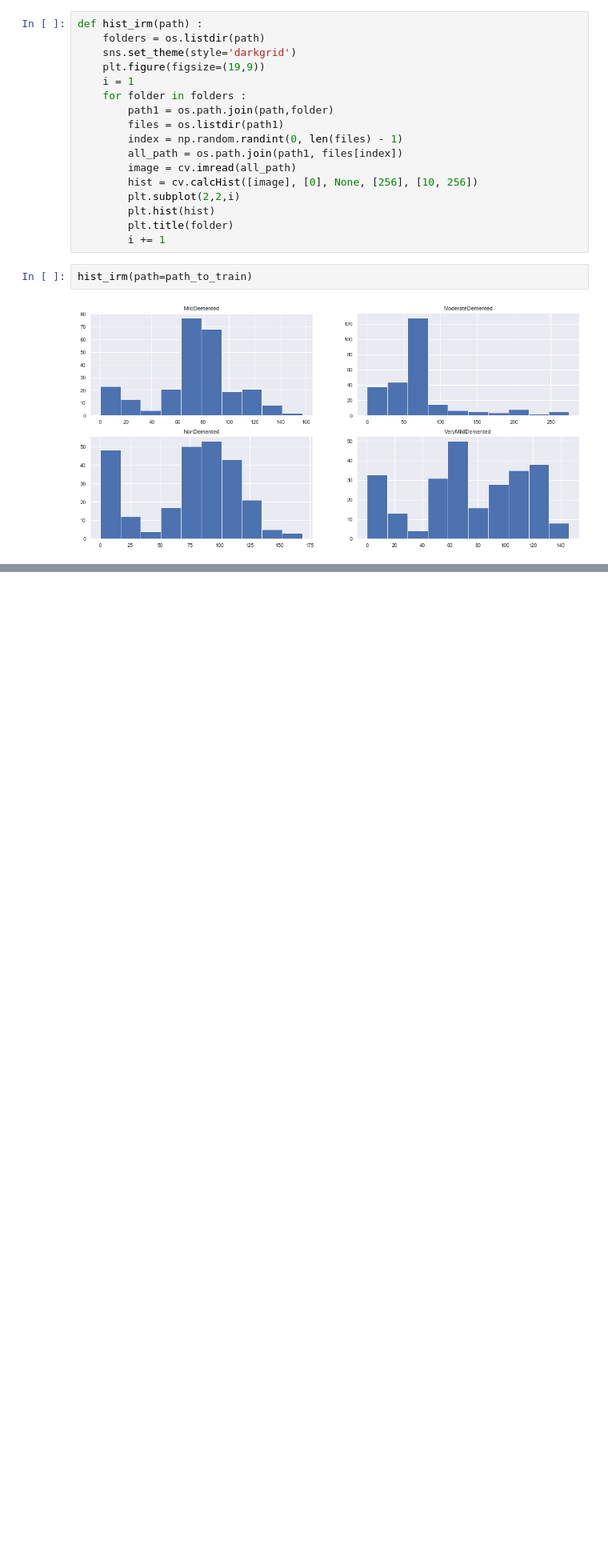
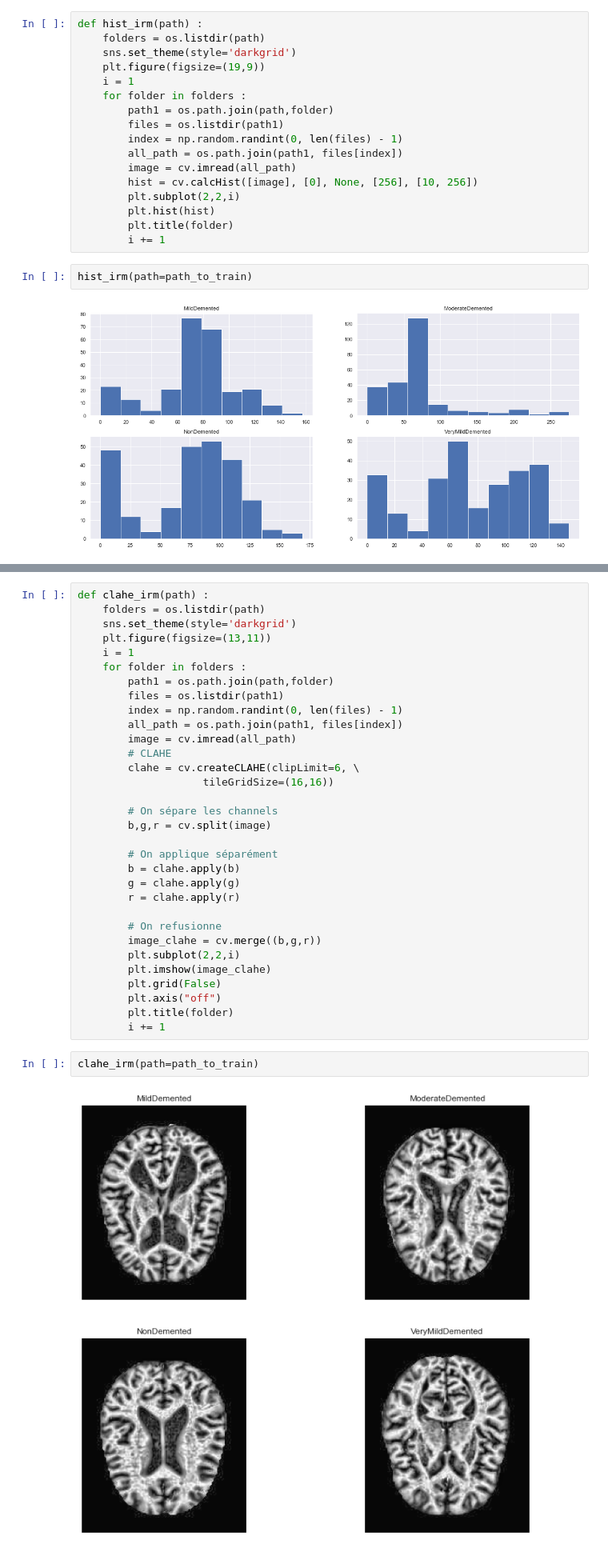
Before and after one commit to MohamedNennouche/Alzheimer-stage-classification, a Jupyter notebook: EDA-notebook.ipynb, the cells around one changed output, grey strips where cells are left out. Shown at 80% size. Drawn from its saved outputs; the diff is of its cells as text; blank space fills up the shorter version.

Commit message:
Ajout d'une visualisation en égalisant l'histogramme pour augmenter les contrastes

```diff
--- a/EDA-notebook.ipynb
+++ b/EDA-notebook.ipynb
@@ -67,0 +68,36 @@ On voit effectivement que la distribution change effectivement entre chaque clas
+# %%
+def clahe_irm(path) :
+    folders = os.listdir(path)
+    sns.set_theme(style='darkgrid')
+    plt.figure(figsize=(13,11))
+    i = 1
+    for folder in folders :
+        path1 = os.path.join(path,folder)
+        files = os.listdir(path1)
+        index = np.random.randint(0, len(files) - 1)
+        all_path = os.path.join(path1, files[index])
+        image = cv.imread(all_path)
+        # CLAHE
+        clahe = cv.createCLAHE(clipLimit=6, \
+                    tileGridSize=(16,16))
+
+        # On sépare les channels
+        b,g,r = cv.split(image)
+
+        # On applique séparément
+        b = clahe.apply(b)
+        g = clahe.apply(g)
+        r = clahe.apply(r)
+
+        # On refusionne
+        image_clahe = cv.merge((b,g,r))
+        plt.subplot(2,2,i)
+        plt.imshow(image_clahe)
+        plt.grid(False)
+        plt.axis("off")
+        plt.title(folder)
+        i += 1
+# %%
+clahe_irm(path=path_to_train)
+# %% [output]
+[figure, added]
```
Also changed, not shown: parts of 2 cells of this notebook, 2 other files.
